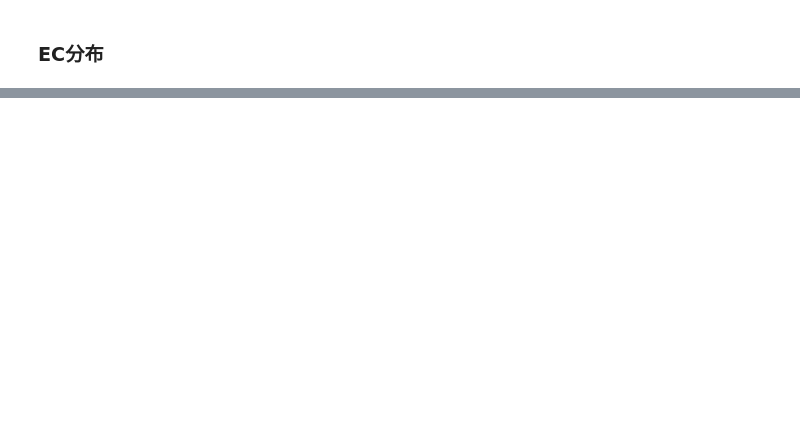
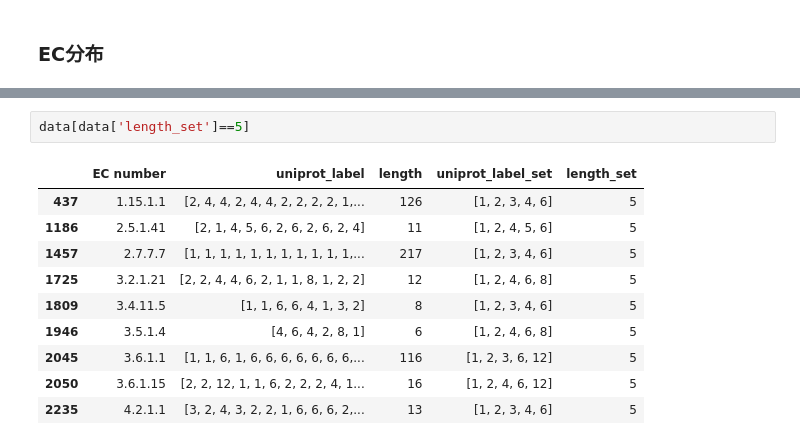
Before and after one commit to tibbdc/DeepSub, a Jupyter notebook: 01_GetData.ipynb, the cells around one changed output, grey strips where cells are left out. Drawn from its saved outputs; the diff is of its cells as text; blank space fills up the shorter version.

```diff
--- a/01_GetData.ipynb
+++ b/01_GetData.ipynb
@@ -71,3 +174,16 @@ See the caveats in the documentation: https://pandas.pydata.org/pandas-docs/stab
+# %%
+data[data['length_set']==5]
+# %% [output]
+|  | EC number | uniprot_label | length | uniprot_label_set | length_set |
+| 437 | 1.15.1.1 | [2, 4, 4, 2, 4, 4, 2, 2, 2, 2, 1,... | 126 | [1, 2, 3, 4, 6] | 5 |
+| 1186 | 2.5.1.41 | [2, 1, 4, 5, 6, 2, 6, 2, 6, 2, 4] | 11 | [1, 2, 4, 5, 6] | 5 |
+| 1457 | 2.7.7.7 | [1, 1, 1, 1, 1, 1, 1, 1, 1, 1, 1,... | 217 | [1, 2, 3, 4, 6] | 5 |
+| 1725 | 3.2.1.21 | [2, 2, 4, 4, 6, 2, 1, 1, 8, 1, 2, 2] | 12 | [1, 2, 4, 6, 8] | 5 |
+| 1809 | 3.4.11.5 | [1, 1, 6, 6, 4, 1, 3, 2] | 8 | [1, 2, 3, 4, 6] | 5 |
+| 1946 | 3.5.1.4 | [4, 6, 4, 2, 8, 1] | 6 | [1, 2, 4, 6, 8] | 5 |
+| 2045 | 3.6.1.1 | [1, 1, 6, 1, 6, 6, 6, 6, 6, 6, 6,... | 116 | [1, 2, 3, 6, 12] | 5 |
+| 2050 | 3.6.1.15 | [2, 2, 12, 1, 1, 6, 2, 2, 2, 4, 1... | 16 | [1, 2, 4, 6, 12] | 5 |
+| 2235 | 4.2.1.1 | [3, 2, 4, 3, 2, 2, 1, 6, 6, 6, 2,... | 13 | [1, 2, 3, 4, 6] | 5 |
 # %%
 get_ec_subunit_num_heatmap(dataset,ec_subunit_num_heatmap_png)
 # %% [output]
```
Also changed, not shown: parts of 11 cells of this notebook.
